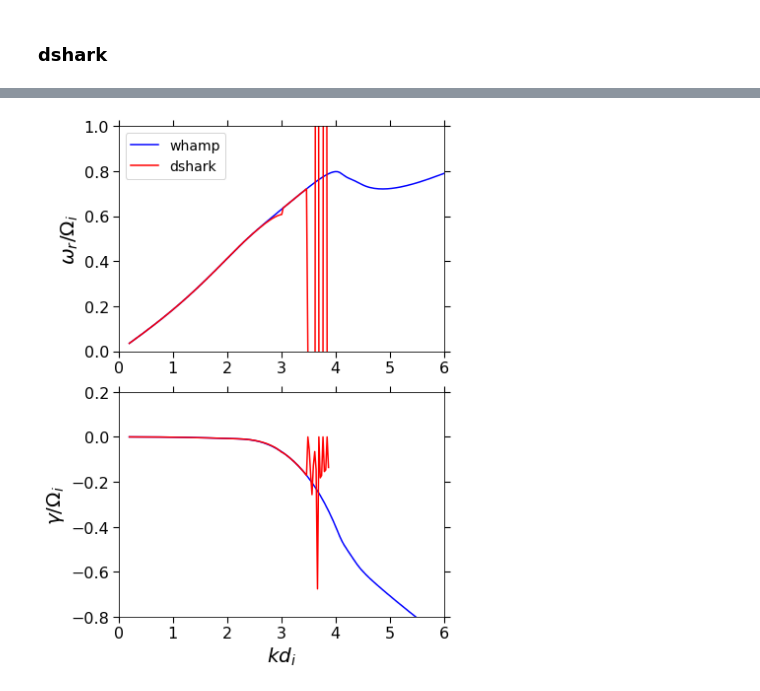
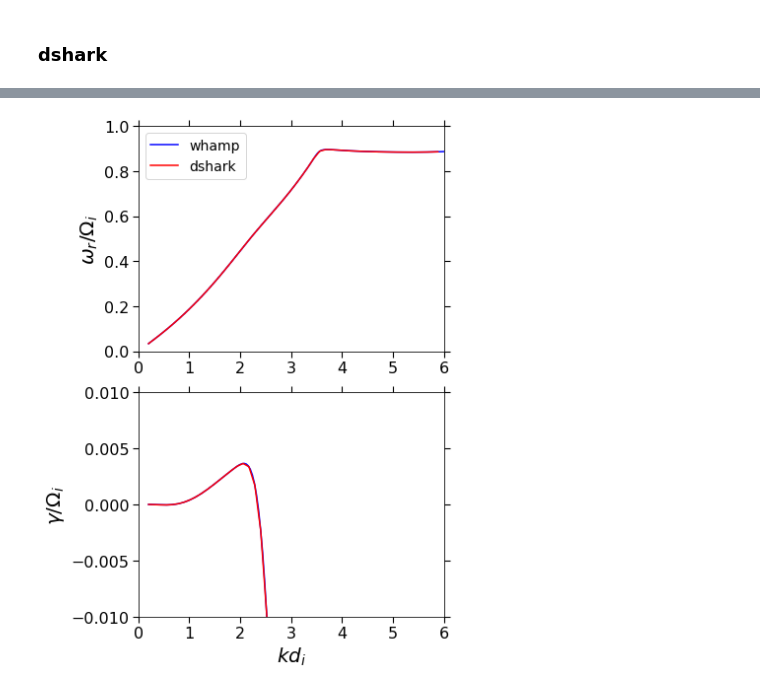
Before and after one commit to YuguangTong/DSHARK, a Jupyter notebook: python/check_alfven_waves.ipynb, the cells around one changed output, grey strips where cells are left out. Saved outputs shown, nothing was run; the diff lists cells and outputs as text; code cells hidden in the pictures.

```diff
--- a/python/check_alfven_waves.ipynb
+++ b/python/check_alfven_waves.ipynb
@@ -228,11 +225,11 @@ def generate_k_arr(start_k, target_k, log_incrmt = None, lin_incrmt = None):
 # %%
 aol = np.sqrt(1e-8)
 print('aol = ', aol)
-tc_tp = 1
-th_tc = 1
-nc_np = 0.5
+tc_tp = 2
+th_tc = 6
+nc_np = 0.95
 nh_np = 1 - nc_np
-vc_va = 0.
+vc_va = 2.5
 vh_va = -vc_va * nc_np / nh_np
 print('vh_va = {0:.3g}'.format(vh_va))
 
@@ -247,7 +244,7 @@ q_list=[1.,-1., -1.]
 m_list=[1., 1./1836., 1./1836]
 v_list=[0., vc_va, vh_va]
 n = 6
-method = 'pade'
+method = 'numpy'
 
 k = 0.1
 
@@ -353,23 +332,23 @@ kappa_in = 100
 # %%
 plt.figure(figsize=[6, 8])
 
 plt.subplot(211)
 plt.plot(k_arr / np.sqrt(beta), wrel.real, 'b', label='whamp')
 plt.plot(disp.k , disp.wr, 'r', label='dshark')
 plt.ylim([-.1, 1])
 plt.xlim([0, 6])
 plt.ylim([0, 1])
 plt.ylabel(r'$\omega_r / \Omega_i$')
 plt.legend(loc='upper left')
 
 plt.subplot(212)
 plt.plot(k_arr / np.sqrt(beta), wrel.imag, 'b')
 plt.plot(disp.k, disp.wi, 'r')
-plt.ylim([-.8, 0.2])
+plt.ylim([-1e-2, 1e-2])
 plt.xlim([0, 6])
 plt.ylabel(r'$\gamma / \Omega_i$')
 plt.xlabel(r'$kd_i$')
 plt.tight_layout()
 # plt.savefig('alfven_wave_large_k.png', dpi=100)
 # %% [output]
-[figure, old version]
+[figure, new version]
```
Also changed, not shown: parts of 12 cells of this notebook, 3 other files.
